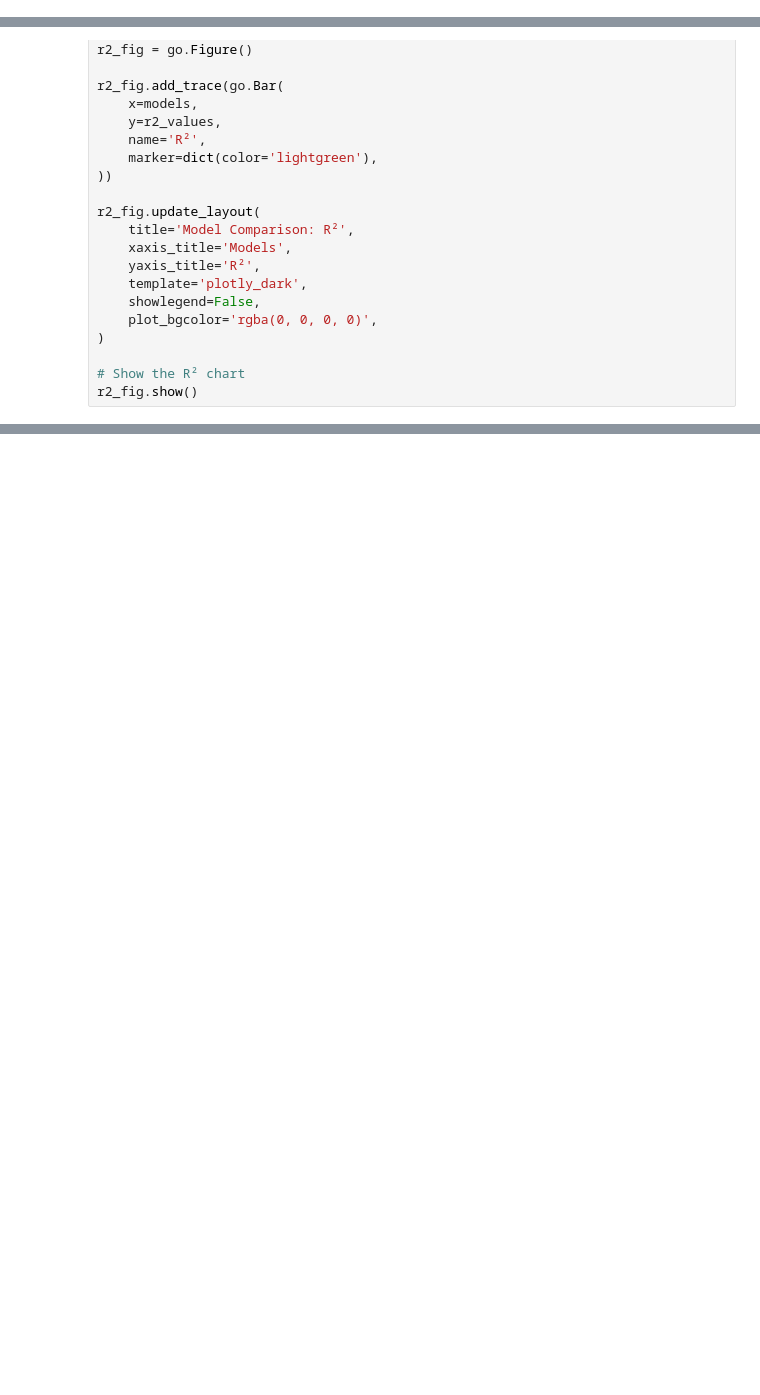
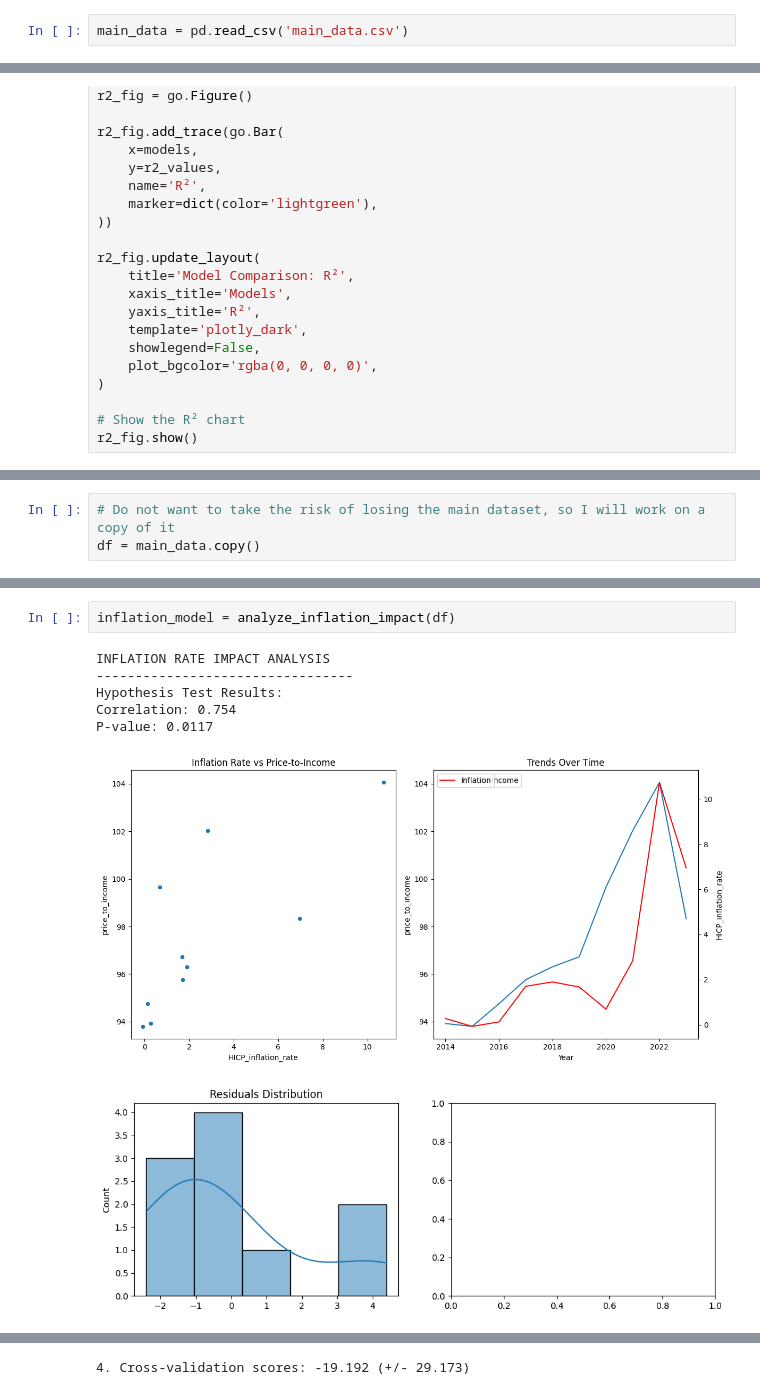
Before and after one commit to itu-itis23-majidov23/House-Price-Affordibility-at-EU, a Jupyter notebook: main.ipynb, the cells around one changed output, grey strips where cells are left out. Drawn from its saved outputs; the diff is of its cells as text; blank space fills up the shorter version.

```diff
--- a/main.ipynb
+++ b/main.ipynb
@@ -353,3 +374,5 @@ plt.show()
+# %%
+main_data = pd.read_csv('main_data.csv')
 # %%
 # Prepare the features and target variable
 X = main_data[['GDP_per_capita', 'Unemployment_rate', 'HICP_inflation_rate']]
@@ -775,0 +852,3 @@ fig_rmse.show()
+# %%
+# Do not want to take the risk of losing the main dataset, so I will work on a copy of it
+df = main_data.copy()
@@ -775,0 +914,10 @@ fig_rmse.show()
+# %%
+inflation_model = analyze_inflation_impact(df)
+# %% [output]
+INFLATION RATE IMPACT ANALYSIS
+---------------------------------
+Hypothesis Test Results:
+Correlation: 0.754
+P-value: 0.0117
+[figure, added]
+[figure, added]
@@ -775,0 +925 @@ fig_rmse.show()
+4. Cross-validation scores: -19.192 (+/- 29.173)
```
Also changed, not shown: parts of 30 cells of this notebook.
